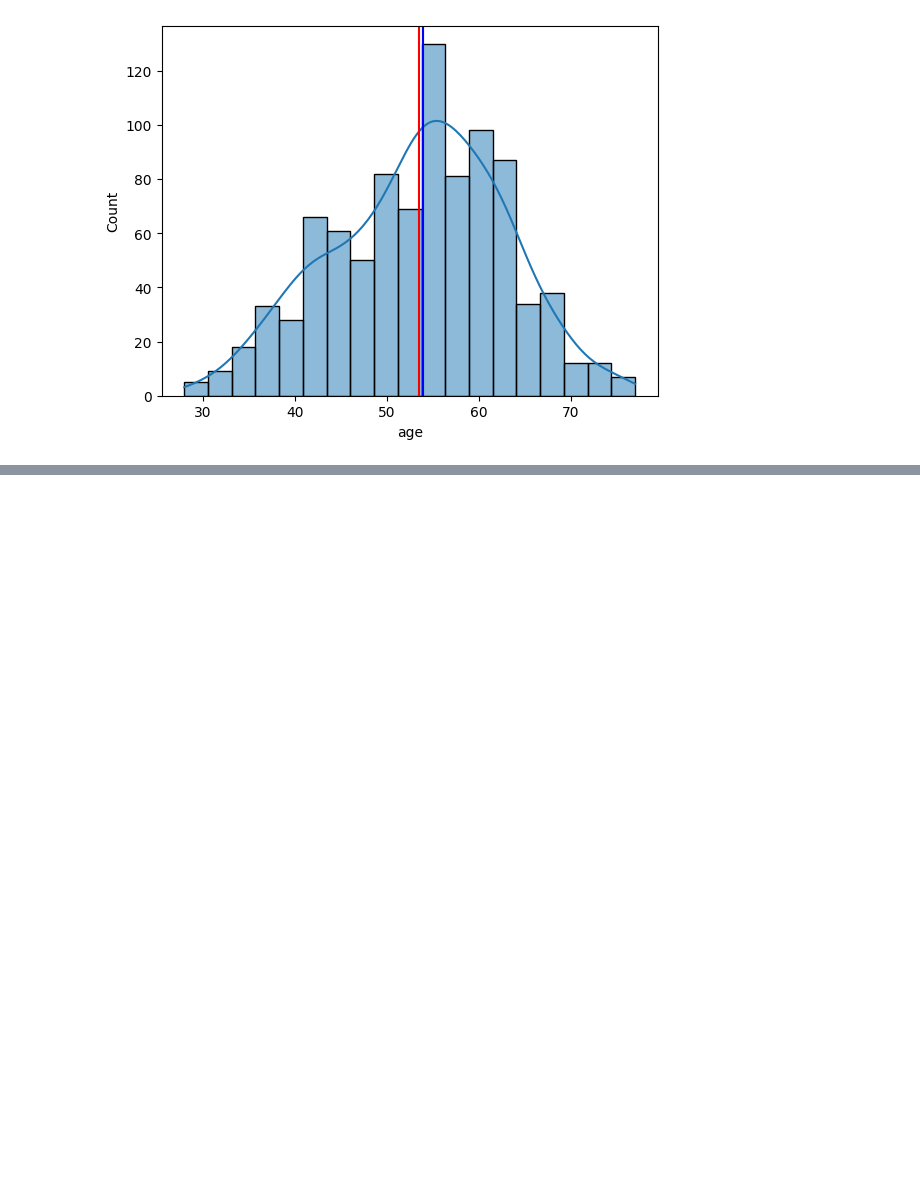
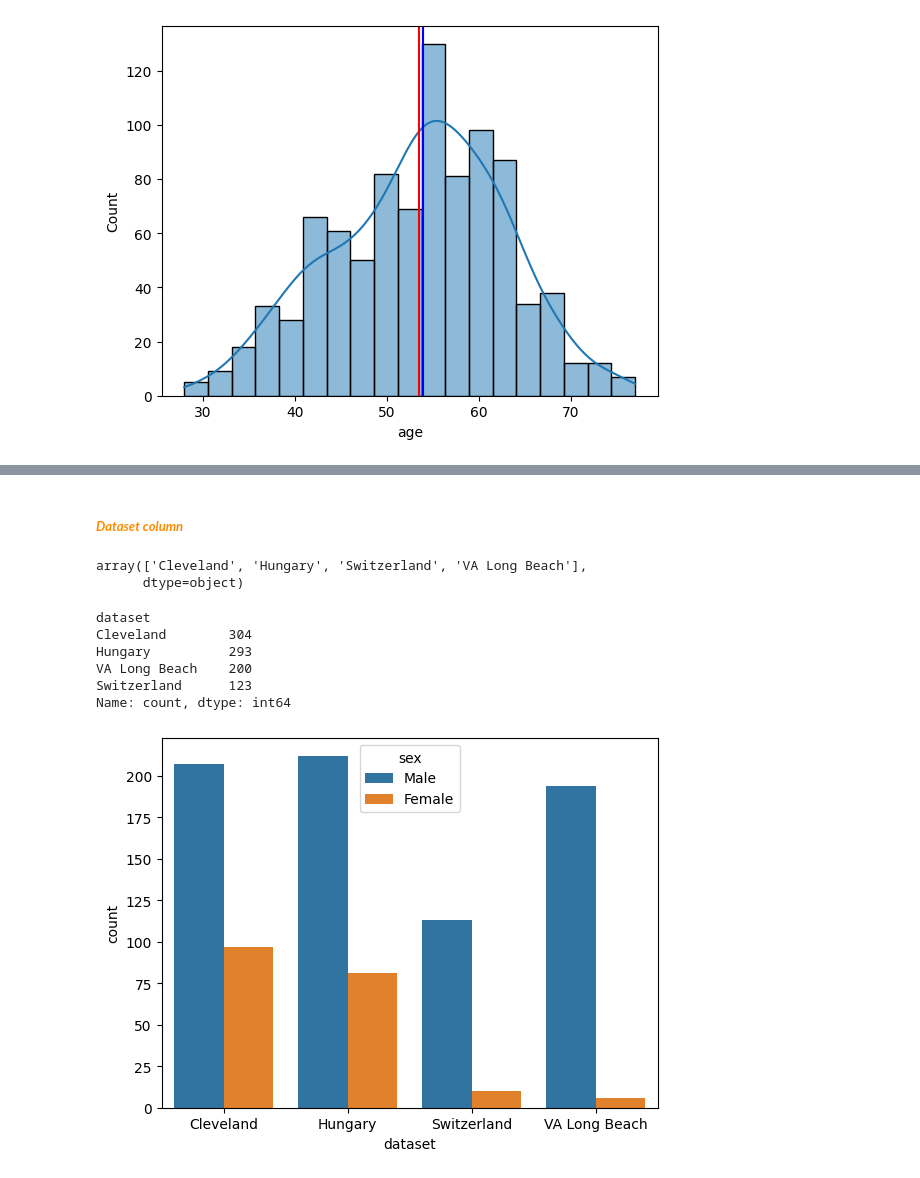
Before and after one commit to sherazAhmed-ipynb/ML-Pipeline-Hub, a Jupyter notebook: ml_projects/heartDisease/main.ipynb, the cells around one changed output, grey strips where cells are left out. Saved outputs shown, nothing was run; the diff lists cells and outputs as text; code cells hidden in the pictures; blank space fills up the shorter version.

```diff
--- a/ml_projects/heartDisease/main.ipynb
+++ b/ml_projects/heartDisease/main.ipynb
@@ -122,0 +175,28 @@ fig.show()
+# %% [markdown]
+##### ***<span style= "color:#FF8C00;">Dataset column </span>***
+# %%
+# lets deal with dataset column
+# find the unique values in dataset column
+df['dataset'].unique()
+# %% [output]
+array(['Cleveland', 'Hungary', 'Switzerland', 'VA Long Beach'],
+      dtype=object)
+# %%
+# find unique values count in dataset column
+df['dataset'].value_counts()
+# %% [output]
+dataset
+Cleveland        304
+Hungary          293
+VA Long Beach    200
+Switzerland      123
+Name: count, dtype: int64
+# %%
+# finding the countplot of dataset column
+sns.countplot(data=df, x='dataset', hue='sex')
+
+# make a count plot using plotly
+fig = px.bar(data_frame=df, x='dataset', color='sex')
+fig.show()
+# %% [output]
+[figure, added]
```
Also changed, not shown: parts of 33 cells of this notebook.
